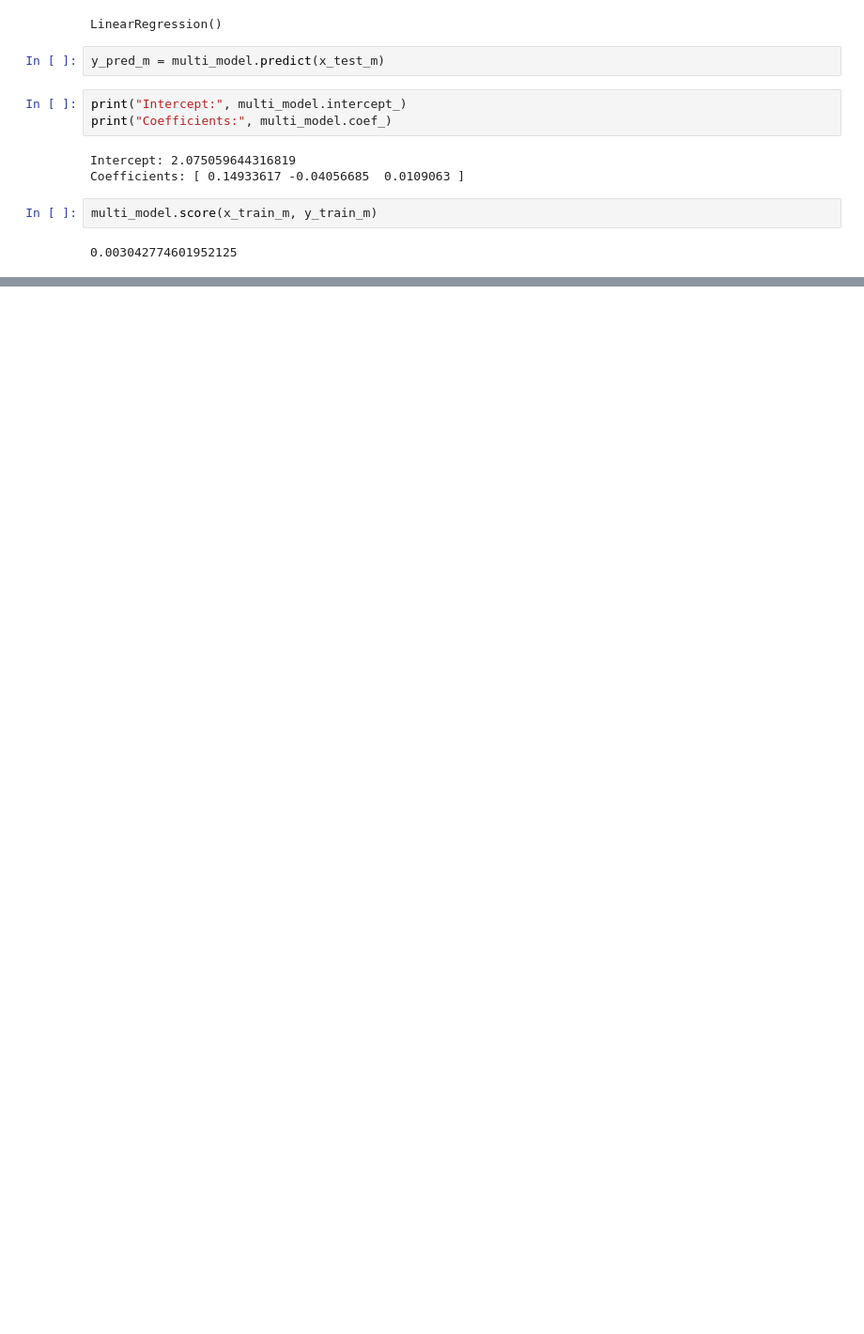
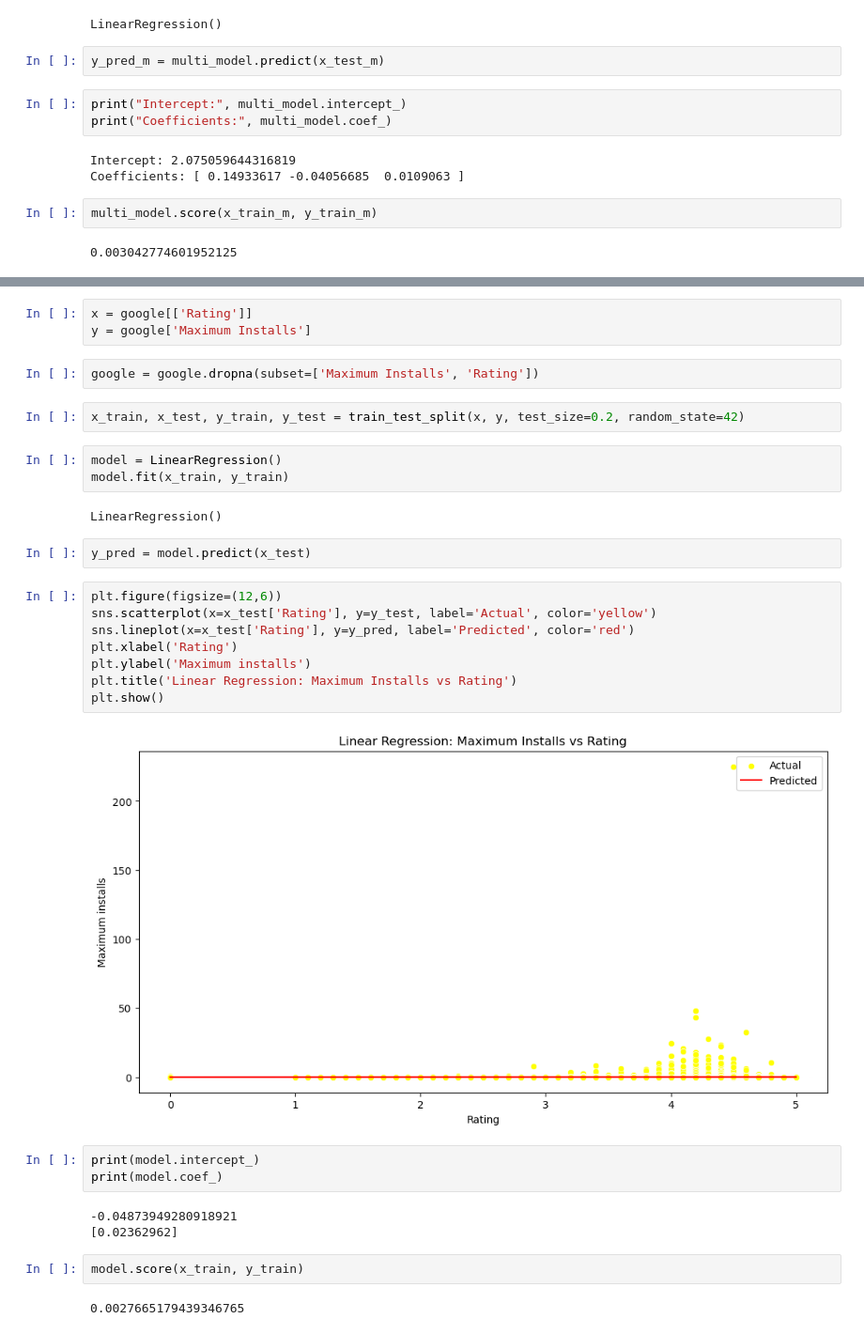
Before and after one commit to JEGZY01/stage4, a Jupyter notebook: Stage4.ipynb, the cells around one changed output, grey strips where cells are left out. Shown at 94% size. Cells and saved outputs as stored; diff of their text form; blank space fills up the shorter version.

```diff
--- a/Stage4.ipynb
+++ b/Stage4.ipynb
@@ -125,0 +149,34 @@ multi_model.score(x_train_m, y_train_m)
+# %%
+x = google[['Rating']]
+y = google['Maximum Installs']
+# %%
+google = google.dropna(subset=['Maximum Installs', 'Rating'])
+# %%
+x_train, x_test, y_train, y_test = train_test_split(x, y, test_size=0.2, random_state=42)
+# %%
+model = LinearRegression()
+model.fit(x_train, y_train)
+# %% [output]
+LinearRegression()
+# %%
+y_pred = model.predict(x_test)
+# %%
+plt.figure(figsize=(12,6))
+sns.scatterplot(x=x_test['Rating'], y=y_test, label='Actual', color='yellow')
+sns.lineplot(x=x_test['Rating'], y=y_pred, label='Predicted', color='red')
+plt.xlabel('Rating')
+plt.ylabel('Maximum installs')
+plt.title('Linear Regression: Maximum Installs vs Rating')
+plt.show()
+# %% [output]
+[figure, added]
+# %%
+print(model.intercept_)
+print(model.coef_)
+# %% [output]
+-0.04873949280918921
+[0.02362962]
+# %%
+model.score(x_train, y_train)
+# %% [output]
+0.0027665179439346765
```
Also changed, not shown: parts of 6 cells of this notebook, 1 other file.
